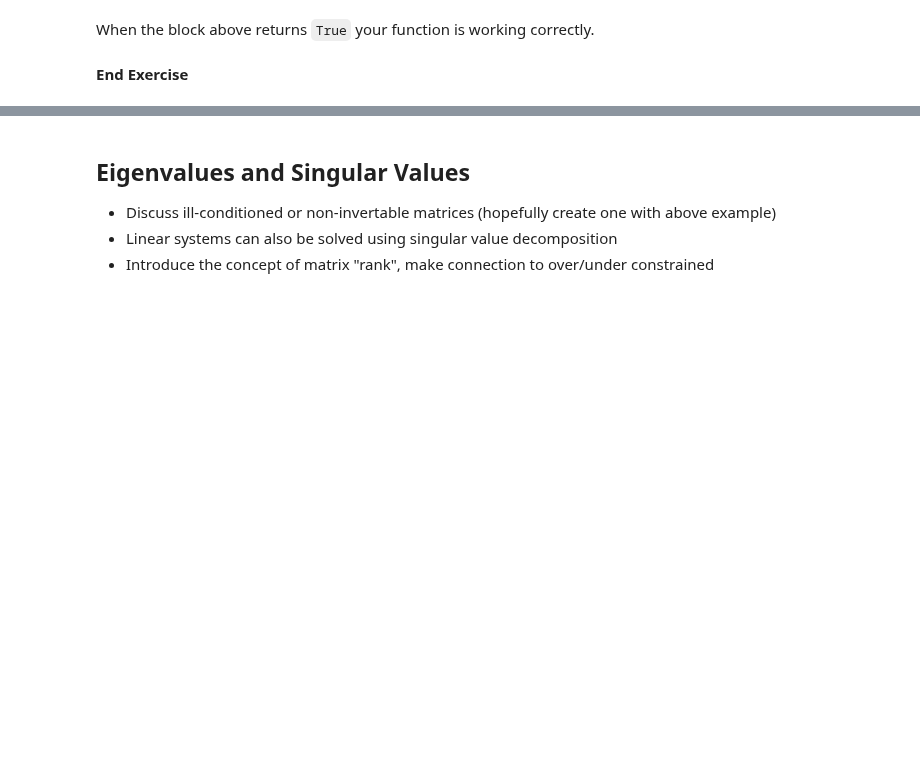
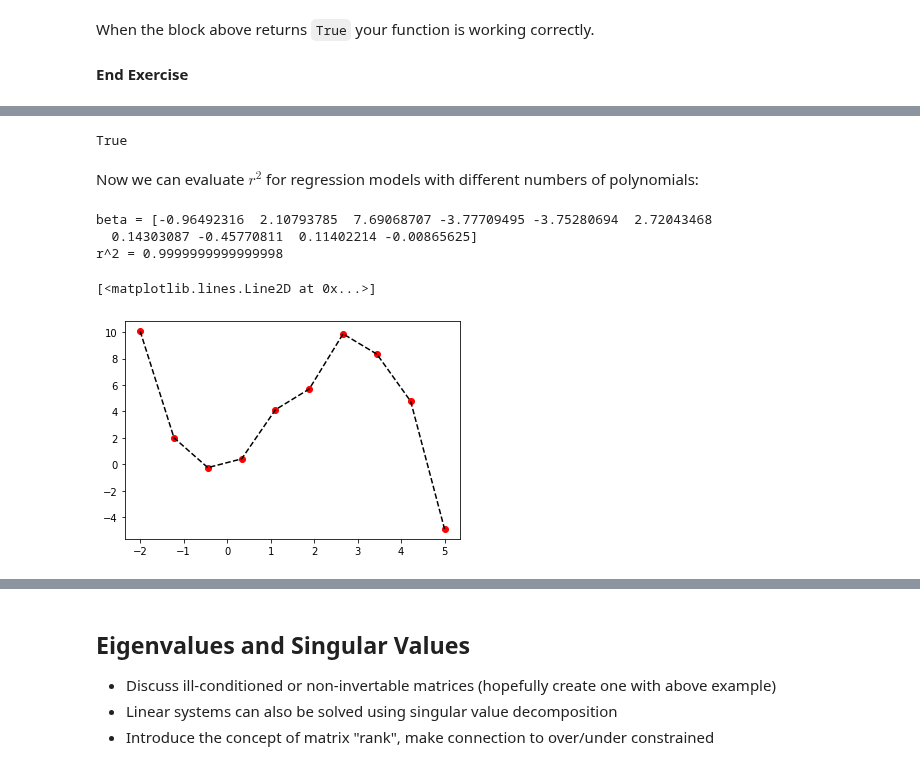
Before and after one commit to medford-group/data_analytics_for_engineers, a Jupyter notebook: modules/0-foundations/foundations.ipynb, the cells around one changed output, grey strips where cells are left out. Drawn from its saved outputs; the diff is of its cells as text; code cells hidden in the pictures; blank space fills up the shorter version.

```diff
--- a/modules/0-foundations/foundations.ipynb
+++ b/modules/0-foundations/foundations.ipynb
@@ -532,0 +576,39 @@ We see that we recover exactly the same $\beta$ vector that we input earlier. Th
+# %%
+def polynomial_features(x, N):
+    # function to return a matrix of polynomials for x to order N
+    # One-liner uses "list comprehension" to iterate through range 0 - N (note N+1 since range function is not inclusive)
+    # The input, x, is raised to the power of N for each value of N
+    # The result is converted to an array and transposed so that columns correspond to features and rows correspond to data points (individual x values)
+    return np.array([x**k for k in range(0,N)]).T
+
+x1 = np.linspace(0,10, 15)
+X1_poly = polynomial_features(x1,4)
+X1_poly[6,3] == x1[6]**3
+# %% [output]
+True
+# %% [markdown]
+Now we can evaluate $r^2$ for regression models with different numbers of polynomials:
+# %%
+N = 10
+
+X_N = polynomial_features(x, N) #generate features
+b_N = np.dot(X_N.T, y_noisy) #generate b vector with new features
+A_N = np.dot(X_N.T, X_N) #generate A matrix with new features
+beta_N = np.linalg.solve(A_N, b_N) #solve Ax=b with new features
+print('beta = {}'.format(str(beta_N)))
+
+yhat_N = np.dot(X_N, beta_N) #compute predictions
+SSE_N = np.sum((y_noisy - yhat_N)**2) #compute sum of squared errors
+SST_N = np.sum((y_noisy - np.mean(y_noisy))**2) #compute total sum of squares
+r2_N = (SST_N - SSE_N)/SST_N # compute r^2
+print('r^2 = {}'.format(r2_N))
+
+fig, ax = plt.subplots()
+ax.plot(x, y_noisy, 'or')
+ax.plot(x, yhat_N, '--k')
+# %% [output]
+beta = [-0.96492316  2.10793785  7.69068707 -3.77709495 -3.75280694  2.72043468
+  0.14303087 -0.45770811  0.11402214 -0.00865625]
+r^2 = 0.9999999999999998
+[<matplotlib.lines.Line2D at 0x...>]
+[figure, added]
```
Also changed, not shown: parts of 64 cells of this notebook, 3 other files.
